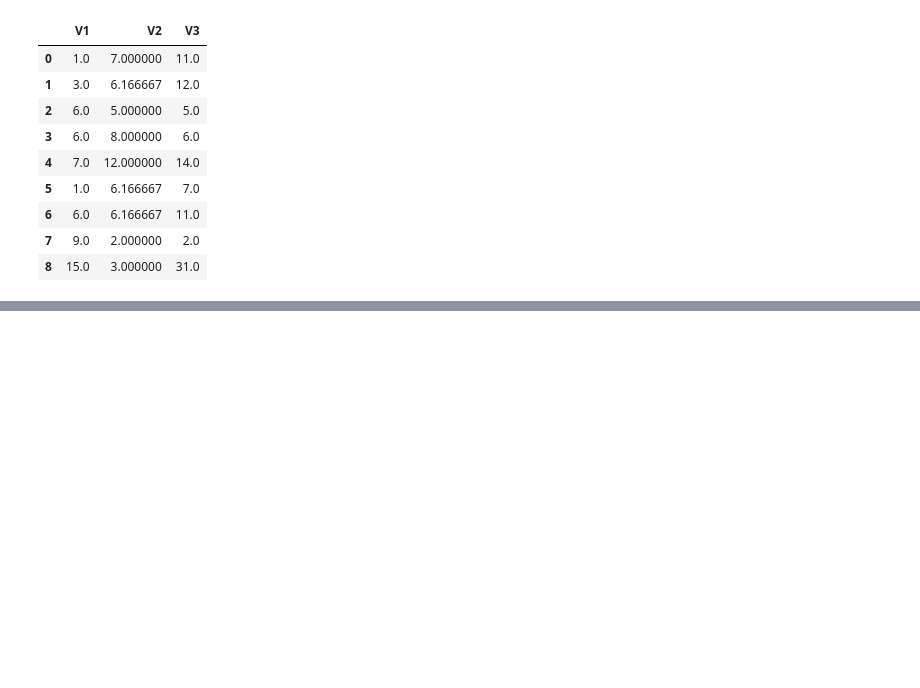
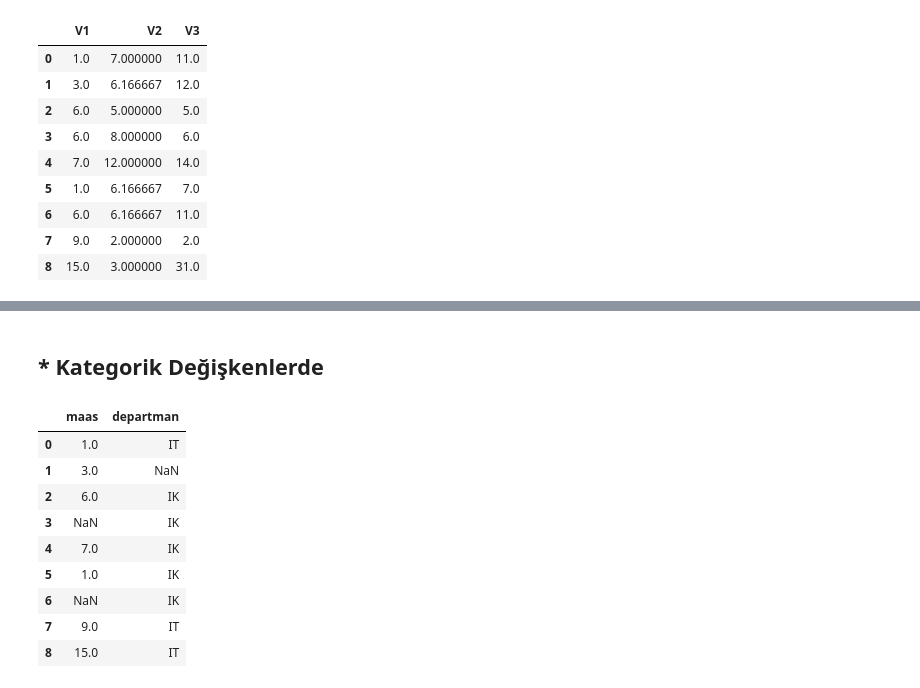
Before and after one commit to GokceSoylu/Data_Science, a Jupyter notebook: Data Preprocessing/MissingData.ipynb, the cells around one changed output, grey strips where cells are left out. Saved outputs shown, nothing was run; the diff lists cells and outputs as text; code cells hidden in the pictures; blank space fills up the shorter version.

```diff
--- a/Data Preprocessing/MissingData.ipynb
+++ b/Data Preprocessing/MissingData.ipynb
@@ -475,0 +523,25 @@ df.where(pd.notna(df), df.mean(), axis="columns")
+# %% [markdown]
+## * Kategorik Değişkenlerde
+# %%
+import numpy as np
+import pandas as pd
+V1 = np.array([1,3,6,np.NaN,7,1,np.NaN,9,15])
+V4 = np.array(["IT",np.nan,"IK","IK","IK","IK","IK","IT","IT"], dtype=object)
+
+df = pd.DataFrame(
+        {"maas" : V1,
+        "departman" : V4}
+)
+
+df
+# %% [output]
+|  | maas | departman |
+| 0 | 1.0 | IT |
+| 1 | 3.0 | NaN |
+| 2 | 6.0 | IK |
+| 3 | NaN | IK |
+| 4 | 7.0 | IK |
+| 5 | 1.0 | IK |
+| 6 | NaN | IK |
+| 7 | 9.0 | IT |
+| 8 | 15.0 | IT |
```
Also changed, not shown: parts of 10 cells of this notebook, 1 other file.
